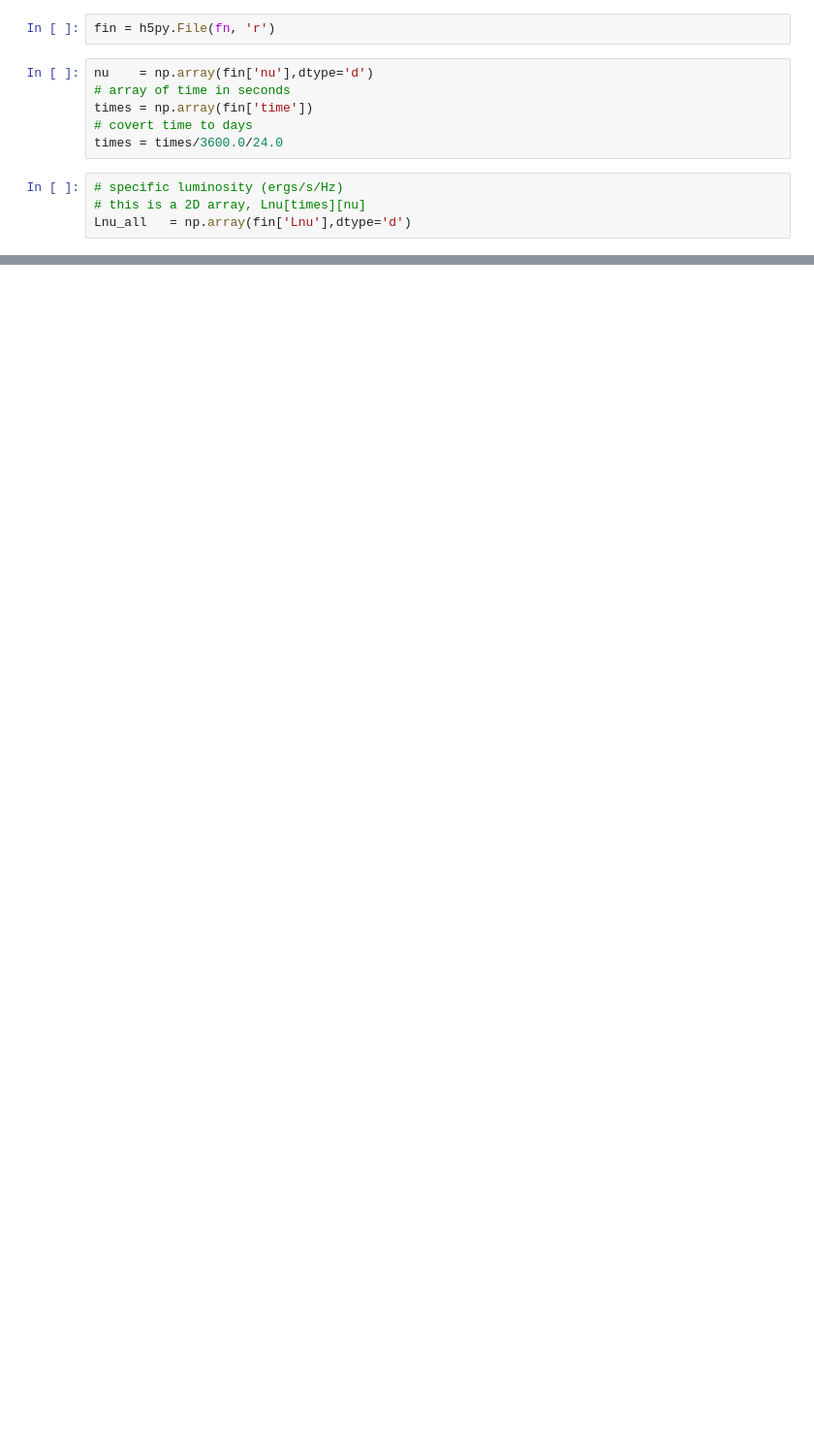
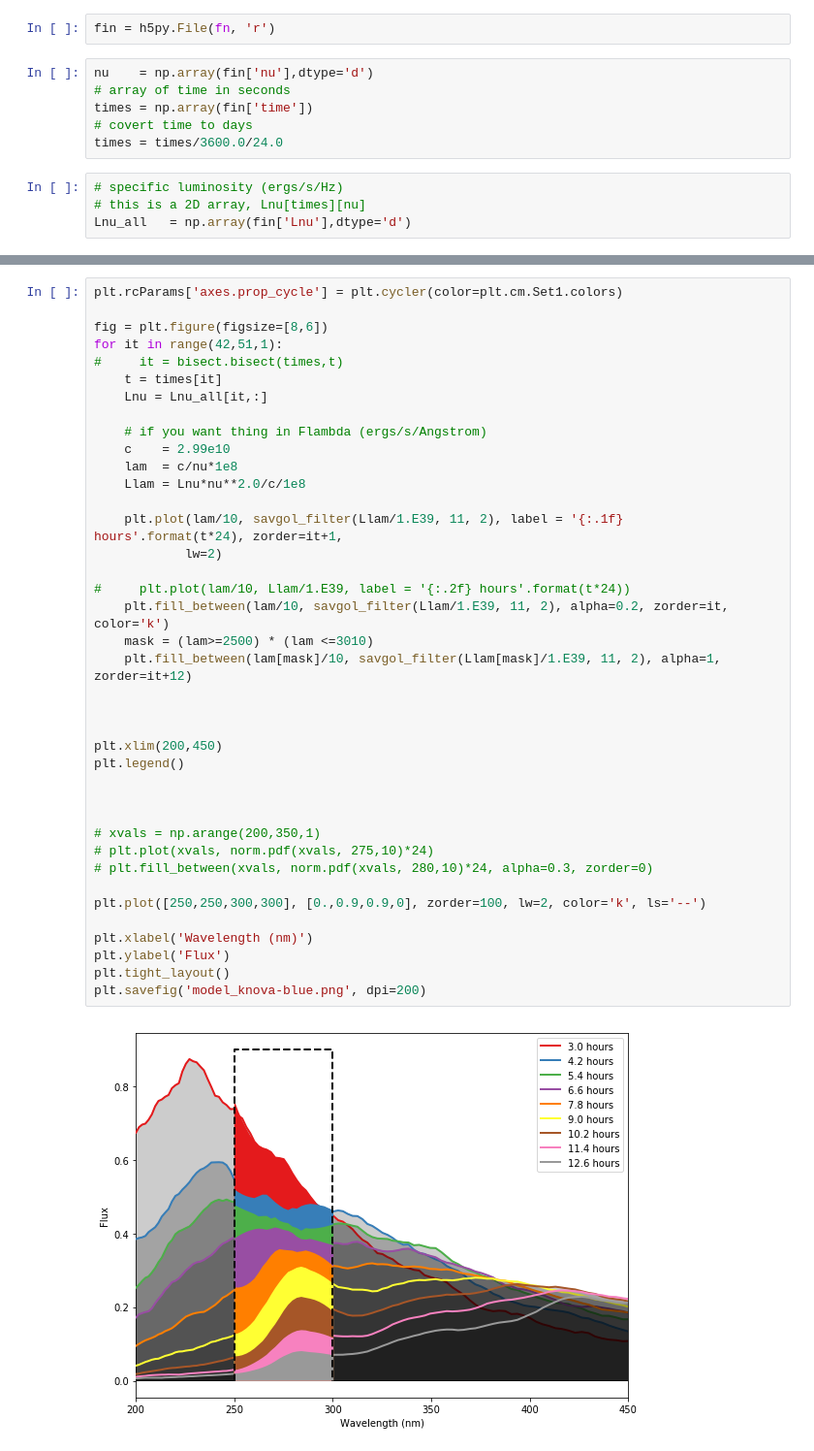
Before and after one commit to mrtommyb/messing-with-gw, a Jupyter notebook: code/kasen_model.ipynb, the cells around one changed output, grey strips where cells are left out. Shown: that part at 97% size. Saved outputs shown, nothing was run; the diff lists cells and outputs as text; blank space fills up the shorter version.

```diff
--- a/code/kasen_model.ipynb
+++ b/code/kasen_model.ipynb
@@ -70,0 +95,41 @@ array([ 99467.73103484,  99071.4445654 ,  98676.73925402, ...,
+# %%
+plt.rcParams['axes.prop_cycle'] = plt.cycler(color=plt.cm.Set1.colors)
+
+fig = plt.figure(figsize=[8,6])
+for it in range(42,51,1):
+#     it = bisect.bisect(times,t)
+    t = times[it]
+    Lnu = Lnu_all[it,:]
+
+    # if you want thing in Flambda (ergs/s/Angstrom)
+    c    = 2.99e10
+    lam  = c/nu*1e8
+    Llam = Lnu*nu**2.0/c/1e8
+
+    plt.plot(lam/10, savgol_filter(Llam/1.E39, 11, 2), label = '{:.1f} hours'.format(t*24), zorder=it+1,
+            lw=2)
+
+#     plt.plot(lam/10, Llam/1.E39, label = '{:.2f} hours'.format(t*24))
+    plt.fill_between(lam/10, savgol_filter(Llam/1.E39, 11, 2), alpha=0.2, zorder=it, color='k')
+    mask = (lam>=2500) * (lam <=3010)
+    plt.fill_between(lam[mask]/10, savgol_filter(Llam[mask]/1.E39, 11, 2), alpha=1, zorder=it+12)
+
+
+
+plt.xlim(200,450)
+plt.legend()
+
+
+
+# xvals = np.arange(200,350,1)
+# plt.plot(xvals, norm.pdf(xvals, 275,10)*24)
+# plt.fill_between(xvals, norm.pdf(xvals, 280,10)*24, alpha=0.3, zorder=0)
+
+plt.plot([250,250,300,300], [0.,0.9,0.9,0], zorder=100, lw=2, color='k', ls='--')
+
+plt.xlabel('Wavelength (nm)')
+plt.ylabel('Flux')
+plt.tight_layout()
+plt.savefig('model_knova-blue.png', dpi=200)
+# %% [output]
+[figure, added]
```
Also changed, not shown: parts of 13 cells of this notebook, 15 other files.
